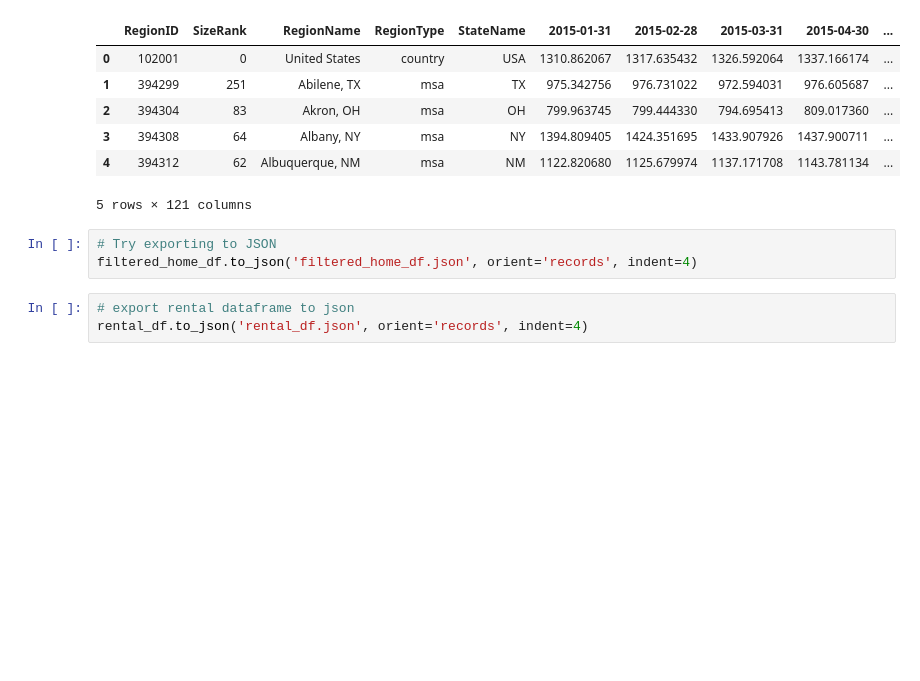
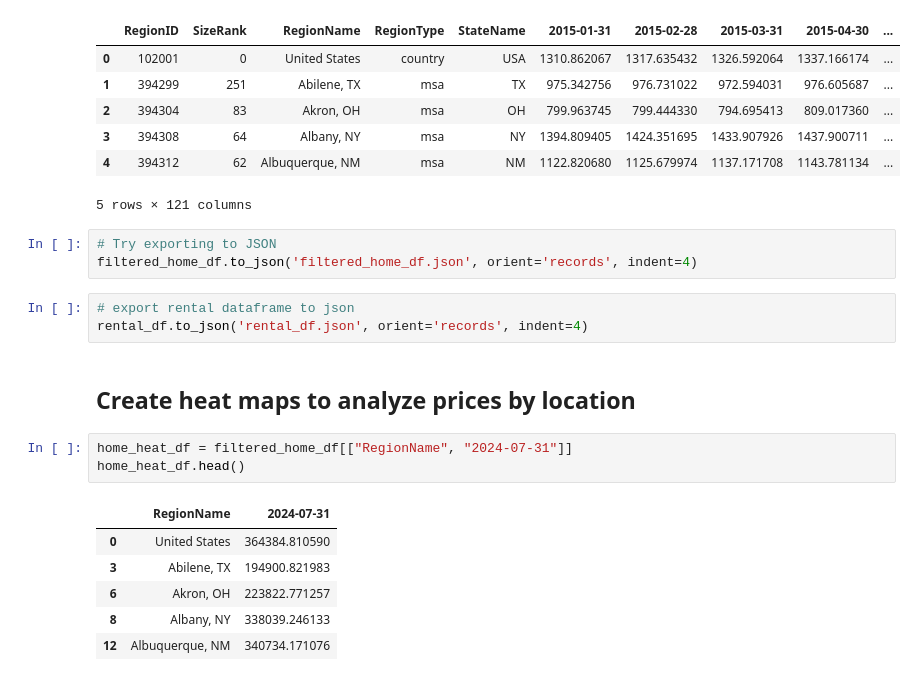
Before and after one commit to elgnol/RealEstate_Project_3, a Jupyter notebook: Analysis/Data_analysis_tatyana.ipynb, the cells around one changed output. Saved outputs shown, nothing was run; the diff lists cells and outputs as text; blank space fills up the shorter version.

```diff
--- a/Analysis/Data_analysis_tatyana.ipynb
+++ b/Analysis/Data_analysis_tatyana.ipynb
@@ -242,3 +242,15 @@ filtered_home_df.to_json('filtered_home_df.json', orient='records', indent=4)
 # %%
 # export rental dataframe to json
 rental_df.to_json('rental_df.json', orient='records', indent=4)
+# %% [markdown]
+## Create heat maps to analyze prices by location
+# %%
+home_heat_df = filtered_home_df[["RegionName", "2024-07-31"]]
+home_heat_df.head()
+# %% [output]
+|  | RegionName | 2024-07-31 |
+| 0 | United States | 364384.810590 |
+| 3 | Abilene, TX | 194900.821983 |
+| 6 | Akron, OH | 223822.771257 |
+| 8 | Albany, NY | 338039.246133 |
+| 12 | Albuquerque, NM | 340734.171076 |
```
Also changed, not shown: parts of 3 cells of this notebook, 2 other files.
